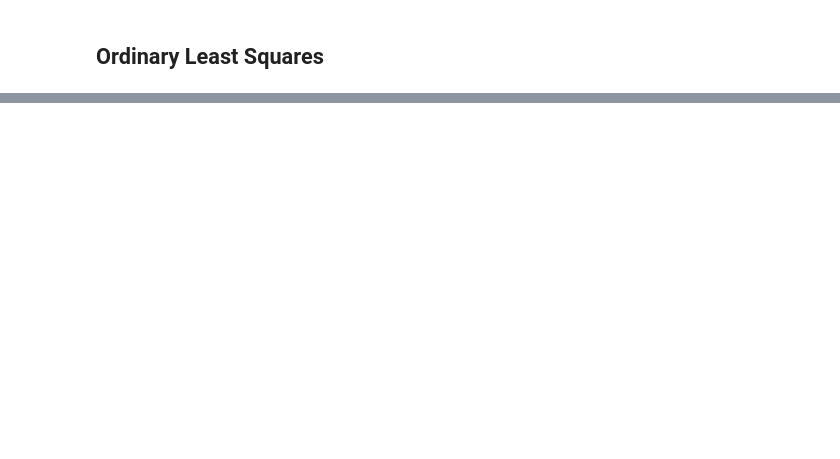
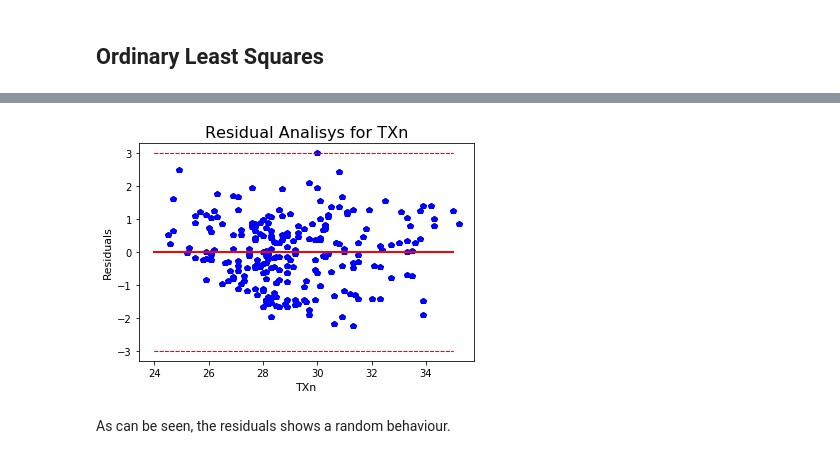
Before and after one commit to jaglima/jupyter_studies, a Jupyter notebook: regression_test.ipynb, the cells around one changed output, grey strips where cells are left out. Cells and saved outputs as stored; diff of their text form; code cells hidden in the pictures; blank space fills up the shorter version.

```diff
--- a/regression_test.ipynb
+++ b/regression_test.ipynb
@@ -131,0 +179,30 @@ plt.show()
+# %%
+import statsmodels.api as sm
+import statsmodels.formula.api as smf
+import numpy as np
+import matplotlib.pyplot as plt
+
+
+def standardize(x):
+    return (x-np.mean(x))/np.std(x)
+
+fitted_values = model.predict(data_dict['x'])
+residuals = data_dict['y'] - fitted_values
+normalized_residuals = standardize(residuals)
+
+x_range = [data_dict['x'].min(), data_dict['x'].max()]
+y_range = [data_dict['y'].min(), data_dict['y'].max()]
+
+residual_scatter_plot = plt.plot(data_dict['x'], normalized_residuals,'bp')
+mean_residual = plt.plot([int(x_range[0]),round(x_range[1],0)], [0,0], '-', color='red', linewidth=2)
+upper_bound = plt.plot([int(x_range[0]),round(x_range[1],0)], [3,3], '--', color='red', linewidth=1)
+lower_bound = plt.plot([int(x_range[0]),round(x_range[1],0)], [-3,-3], '--', color='red', linewidth=1)
+
+plt.title("Residual Analisys for TXn" , fontsize=16)
+plt.ylabel("Residuals", fontsize=11)
+plt.xlabel("TXn", fontsize=11)
+plt.show();
+# %% [output]
+[figure, added]
+# %% [markdown]
+As can be seen, the residuals shows a random behaviour.
```
Also changed, not shown: parts of 10 cells of this notebook, 5 other files.
